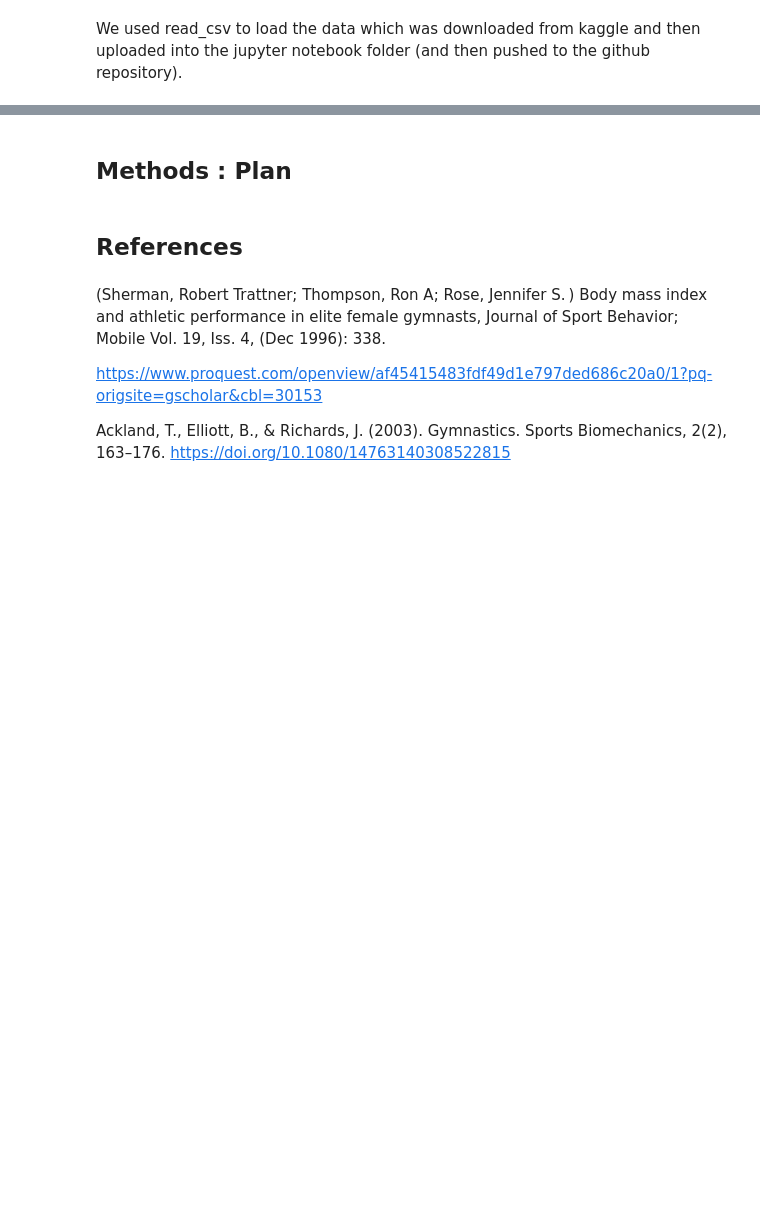
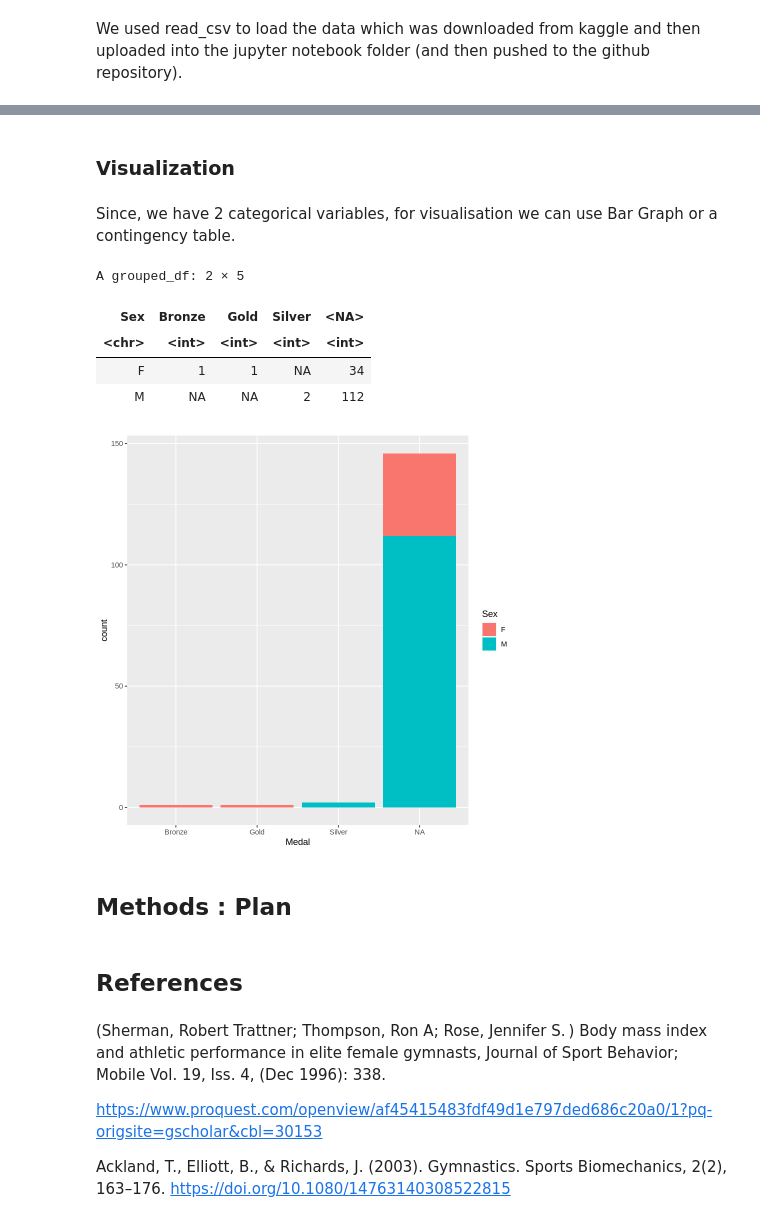
Before and after one commit to aryanballani/STAT201_group20, a Jupyter notebook: ProjectProposal.ipynb, the cells around one changed output, grey strips where cells are left out. Drawn from its saved outputs; the diff is of its cells as text; code cells hidden in the pictures; blank space fills up the shorter version.

```diff
--- a/ProjectProposal.ipynb
+++ b/ProjectProposal.ipynb
@@ -93,0 +109,7 @@ A tibble: 6 × 5
+# %%
+set.seed(338)
+
+gymnast_sample <- gymnast_data_gender |>
+                  sample_n(size = 150)
+
+head(gymnast_sample)
@@ -94,3 +126,26 @@ A tibble: 6 × 5
+# %% [markdown]
+### Visualization
+# %% [markdown]
+Since, we have 2 categorical variables, for visualisation we can use Bar Graph or a contingency table.
+# %%
+contingency_table <- gymnast_sample |>
+                    group_by(Sex, Medal) |>
+                    tally() |>
+                    spread(Medal, n)
+
+bar_graph <- gymnast_sample |>
+             ggplot(aes(x = Medal , fill = Sex)) +
+             geom_bar(stat = "count")
+
+bar_graph
+contingency_table
+# %% [output]
+A grouped_df: 2 × 5
+| Sex | Bronze | Gold | Silver | <NA> |
+| <chr> | <int> | <int> | <int> | <int> |
+| F | 1 | 1 | NA | 34 |
+| M | NA | NA | 2 | 112 |
+[figure, added]
 # %% [markdown]
 ## Methods : Plan
 # %% [markdown]
```
Also changed, not shown: parts of 9 cells of this notebook.
